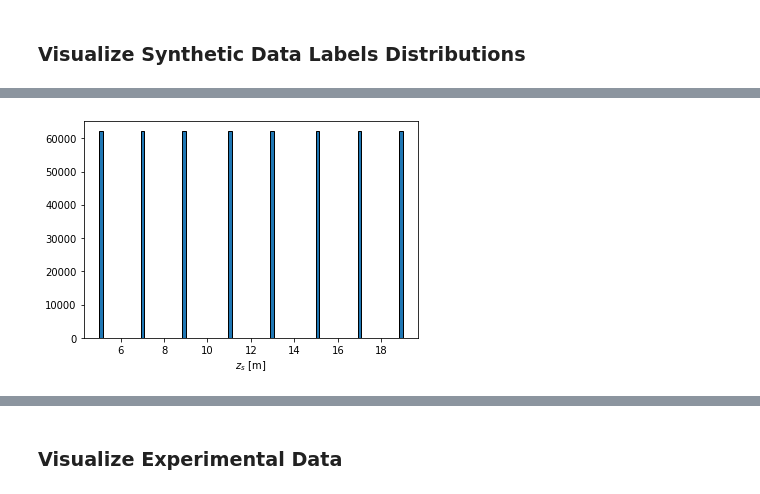
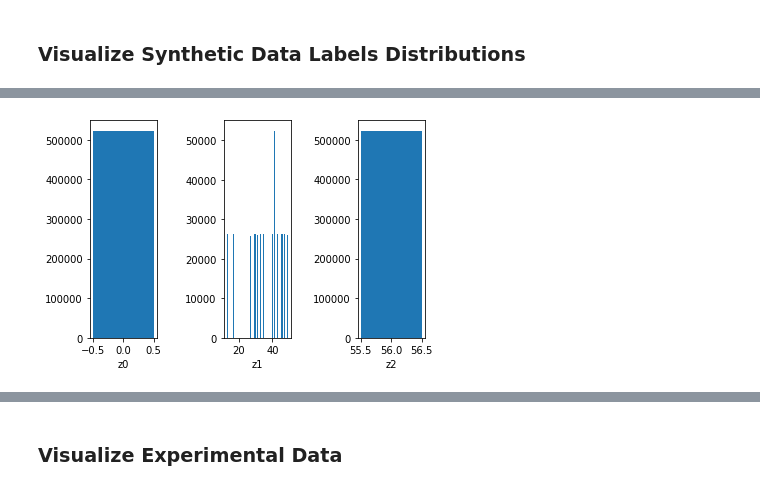
Before and after one commit to whoi-mars/Whale-Gunshot-Localization, a Jupyter notebook: create_dataset.ipynb, the cells around one changed output, grey strips where cells are left out. Cells and saved outputs as stored; diff of their text form; code cells hidden in the pictures.

Commit message:
Process new data

```diff
--- a/create_dataset.ipynb
+++ b/create_dataset.ipynb
@@ -281,14 +294,56 @@ ranges: [9255.68 8075.94 9739.04 6251.08 5894.76 8848.56 6975.46 8278.66 4876.4
 ### Visualize Synthetic Data Labels Distributions
 # %%
 with h5py.File(config['dataset']['data_directory'] + "/VDS_main.h5", 'r') as f:
-    num_TOSSITs = f['data'].shape[1]
+#     num_TOSSITs = f['data'].shape[1]
+#     y_loc = f['labels'][:,0]
+#     x_loc = f['labels'][:,1]
+#     cb = f['labels'][:,2]
+#     cw = f['labels'][:,3]
+#     zs = f['labels'][:,4]
+#     snrs = f['labels'][:,6:]
+#     ranges = f['range_labels'][:].flatten()
     y_loc = f['labels'][:,0]
     x_loc = f['labels'][:,1]
-    cb = f['labels'][:,2]
-    cw = f['labels'][:,3]
-    zs = f['labels'][:,4]
-    snrs = f['labels'][:,6:]
+    cw = f['labels'][:,2:5]
+    cw_z = f['labels'][:,5:8]
+    c_sed = f['labels'][:,8]
+    sed_D = f['labels'][:,9]
+    cb = f['labels'][:,10]
+    zs = f['labels'][:,11]
+    valid = f['labels'][:,12]
     ranges = f['range_labels'][:].flatten()
+    snrs = f['labels'][:,13:]
+    c = f['class_labels'][:].squeeze()
+# plt.figure()
+# plt.hist(y_loc, bins='auto', edgecolor='black')
+# plt.xlabel("Y Location [m]")
+
+# plt.figure()
+# plt.hist(x_loc, bins='auto', edgecolor='black')
+# plt.xlabel("X Location [m]")
+
+# plt.figure()
+# plt.hist(cb, bins='auto', edgecolor='black')
+# plt.xlabel("$c_{b}$ [m/s]")
+
+# plt.figure()
+# plt.hist(cw, bins='auto', edgecolor='black')
+# plt.xlabel("$c_{w}$ [m/s]")
+
+# plt.figure()
+# plt.hist(zs, bins='auto', edgecolor='black')
+# plt.xlabel("$z_{s}$ [m]")
+
+# plt.figure()
+# plt.hist(ranges, bins='auto')
+# plt.xlabel("range [m]")
+
+# plt.figure()
+# for i in range(num_TOSSITs):
+#     plt.subplot(1,num_TOSSITs,i+1)
+#     plt.hist(snrs[:,i], bins='auto', edgecolor='black', linewidth=0.1)
+#     plt.xlabel("SNR")
+#     plt.title(f"TOSSIT {i+1}")
 
 plt.figure()
 plt.hist(y_loc, bins='auto', edgecolor='black')
@@ -302,9 +357,25 @@ plt.figure()
 plt.hist(cb, bins='auto', edgecolor='black')
 plt.xlabel("$c_{b}$ [m/s]")
 
+fig, axs = plt.subplots(1,3)
+for i in range(cw.shape[1]):
+    axs[i].hist(cw[:,i], bins='auto')
+    axs[i].set_xlabel(f"cw{i}")
+fig.subplots_adjust(wspace=1)
+
+fig, axs = plt.subplots(1,3)
+for i in range(cw_z.shape[1]):
+    axs[i].hist(cw_z[:,i], bins='auto')
+    axs[i].set_xlabel(f"z{i}")
+fig.subplots_adjust(wspace=1)
+
 plt.figure()
-plt.hist(cw, bins='auto', edgecolor='black')
-plt.xlabel("$c_{w}$ [m/s]")
+plt.hist(c_sed, bins='auto', edgecolor='black')
+plt.xlabel("$c_{sed}$ [m]")
+
+plt.figure()
+plt.hist(sed_D, bins='auto', edgecolor='black')
+plt.xlabel("$D_{sed}$ [m]")
 
 plt.figure()
 plt.hist(zs, bins='auto', edgecolor='black')
@@ -314,10 +385,9 @@ plt.figure()
 plt.hist(ranges, bins='auto')
 plt.xlabel("range [m]")
 
-plt.figure()
+fig, axs = plt.subplots(1,num_TOSSITs, figsize=(20,4))
 for i in range(num_TOSSITs):
-    plt.subplot(1,num_TOSSITs,i+1)
-    plt.hist(snrs[:,i], bins='auto', edgecolor='black', linewidth=0.1)
-    plt.xlabel("SNR")
-    plt.title(f"TOSSIT {i+1}")
+    axs[i].hist(snrs[:,i], bins='auto', edgecolor='black', linewidth=0.1)
+    axs[i].set_xlabel("SNR")
+fig.subplots_adjust(wspace=2)
 # %% [output]
@@ -328 +398 @@ for i in range(num_TOSSITs):
-[figure, old version]
+[figure, new version]
```
Also changed, not shown: parts of 3 cells of this notebook.
